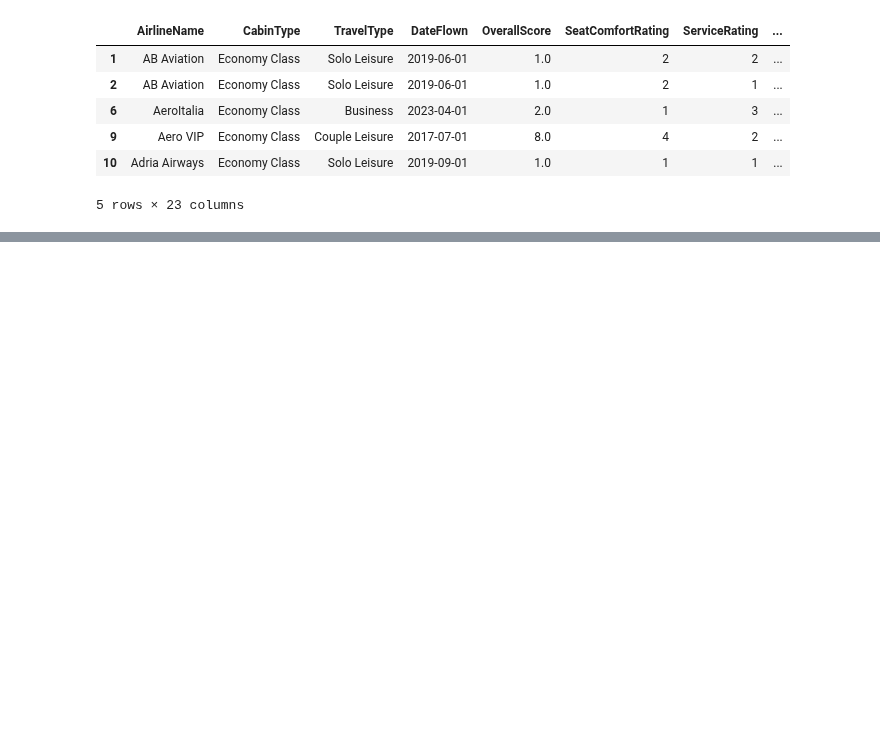
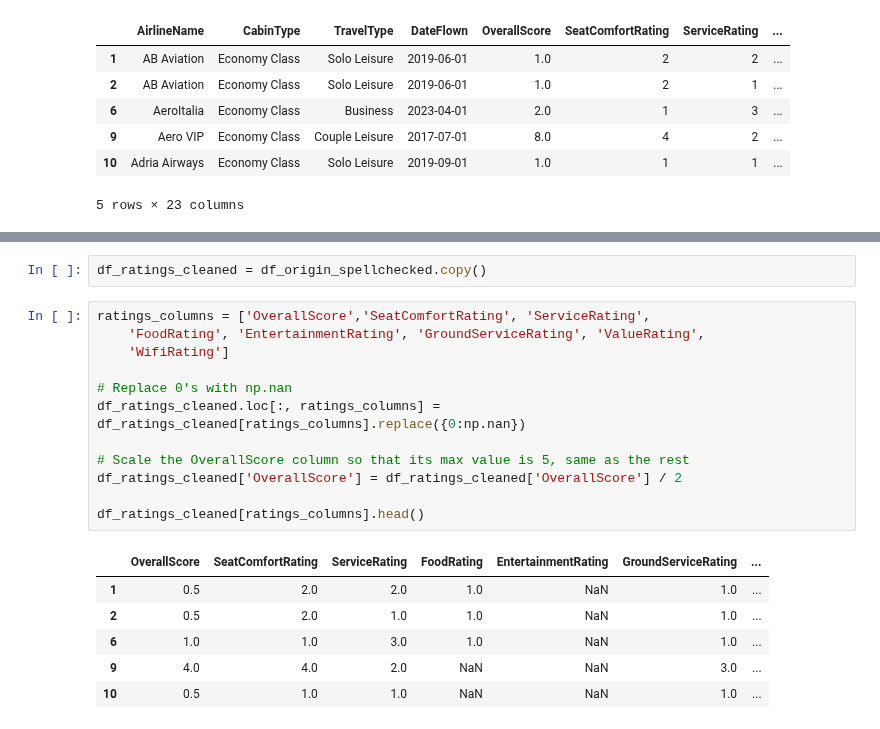
Before and after one commit to paulabondoc/airline-ratings-data-project, a Jupyter notebook: Script1 - Data_cleaning.ipynb, the cells around one changed output, grey strips where cells are left out. Saved outputs shown, nothing was run; the diff lists cells and outputs as text; blank space fills up the shorter version.

Commit message:
Add code to clean ratings (numerical) columns
Scales the OverallScore column so its max is 5 so that it's the same as the rest of them.

```diff
--- a/Script1 - Data_cleaning.ipynb
+++ b/Script1 - Data_cleaning.ipynb
@@ -2168,0 +2193,21 @@ df_origin_spellchecked.head()
+# %%
+df_ratings_cleaned = df_origin_spellchecked.copy()
+# %%
+ratings_columns = ['OverallScore','SeatComfortRating', 'ServiceRating',
+    'FoodRating', 'EntertainmentRating', 'GroundServiceRating', 'ValueRating',
+    'WifiRating']
+
+# Replace 0's with np.nan
+df_ratings_cleaned.loc[:, ratings_columns] = df_ratings_cleaned[ratings_columns].replace({0:np.nan})
+
+# Scale the OverallScore column so that its max value is 5, same as the rest
+df_ratings_cleaned['OverallScore'] = df_ratings_cleaned['OverallScore'] / 2
+
+df_ratings_cleaned[ratings_columns].head()
+# %% [output]
+|  | OverallScore | SeatComfortRating | ServiceRating | FoodRating | EntertainmentRating | GroundServiceRating | ... |
+| 1 | 0.5 | 2.0 | 2.0 | 1.0 | NaN | 1.0 | ... |
+| 2 | 0.5 | 2.0 | 1.0 | 1.0 | NaN | 1.0 | ... |
+| 6 | 1.0 | 1.0 | 3.0 | 1.0 | NaN | 1.0 | ... |
+| 9 | 4.0 | 4.0 | 2.0 | NaN | NaN | 3.0 | ... |
+| 10 | 0.5 | 1.0 | 1.0 | NaN | NaN | 1.0 | ... |
```
Also changed, not shown: parts of 3 cells of this notebook.
